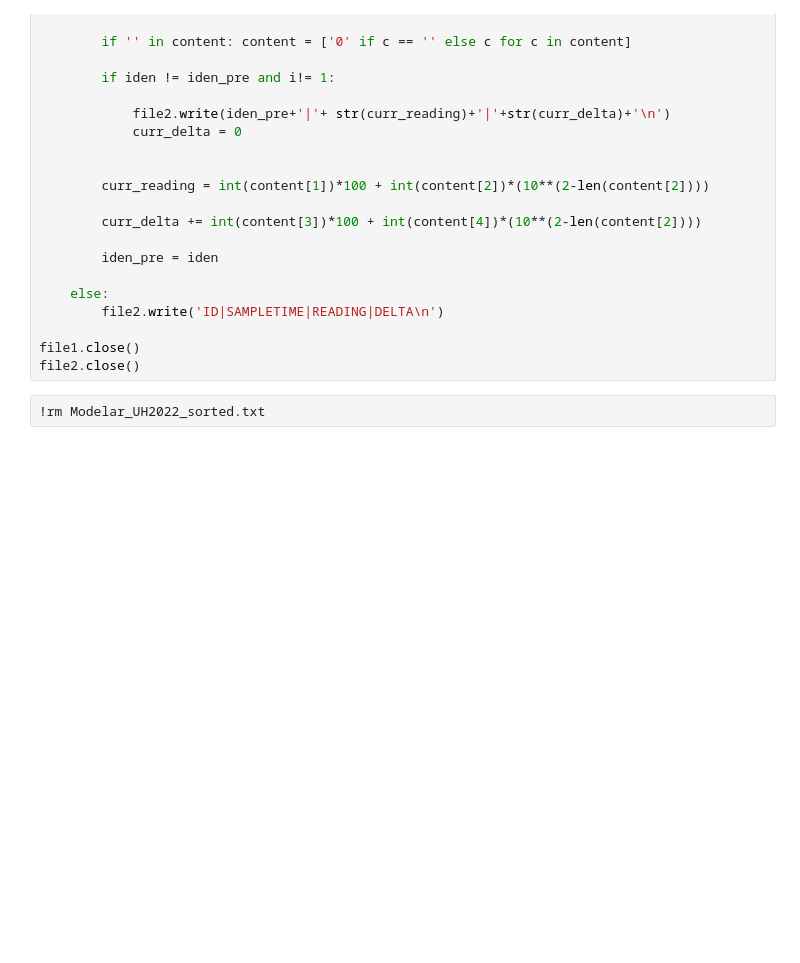
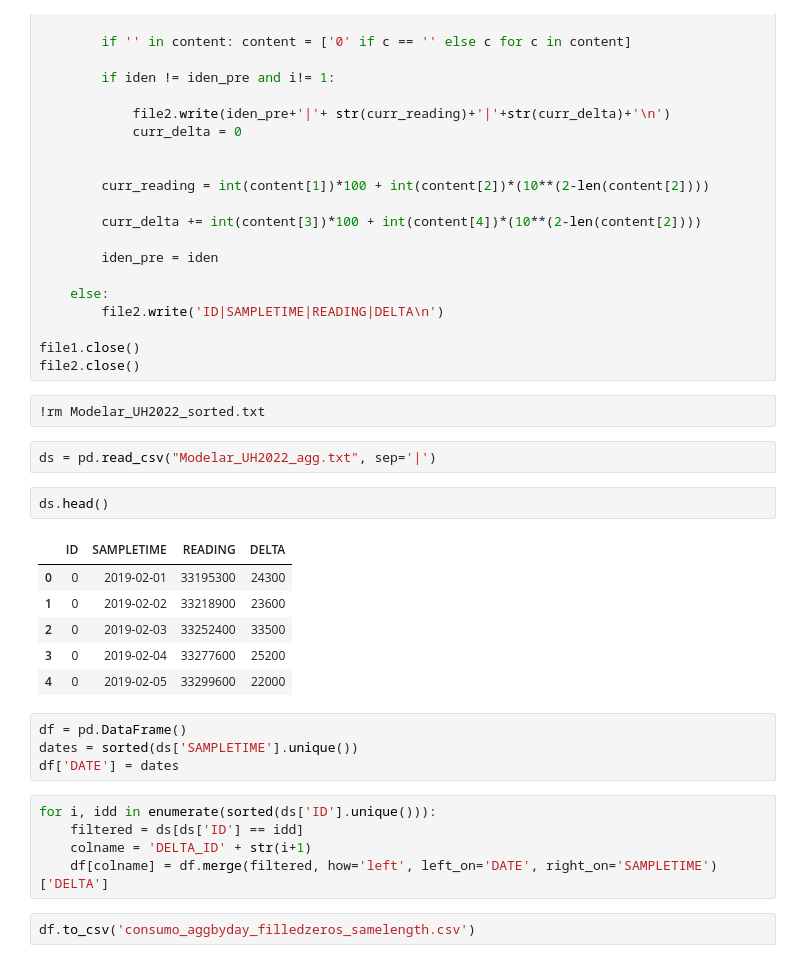
Before and after one commit to Qaraqororum/datatlon_cajamar, a Jupyter notebook: script predicción.ipynb, the cells around one changed output. Saved outputs shown, nothing was run; the diff lists cells and outputs as text; blank space fills up the shorter version.

```diff
--- a/script predicción.ipynb
+++ b/script predicción.ipynb
@@ -143,4 +143,26 @@ file1.close()
 file2.close()
 # %%
 !rm Modelar_UH2022_sorted.txt
+# %%
+ds = pd.read_csv("Modelar_UH2022_agg.txt", sep='|')
+# %%
+ds.head()
+# %% [output]
+|  | ID | SAMPLETIME | READING | DELTA |
+| 0 | 0 | 2019-02-01 | 33195300 | 24300 |
+| 1 | 0 | 2019-02-02 | 33218900 | 23600 |
+| 2 | 0 | 2019-02-03 | 33252400 | 33500 |
+| 3 | 0 | 2019-02-04 | 33277600 | 25200 |
+| 4 | 0 | 2019-02-05 | 33299600 | 22000 |
+# %%
+df = pd.DataFrame()
+dates = sorted(ds['SAMPLETIME'].unique())
+df['DATE'] = dates
+# %%
+for i, idd in enumerate(sorted(ds['ID'].unique())):
+    filtered = ds[ds['ID'] == idd]
+    colname = 'DELTA_ID' + str(i+1)
+    df[colname] = df.merge(filtered, how='left', left_on='DATE', right_on='SAMPLETIME')['DELTA']
+# %%
+df.to_csv('consumo_aggbyday_filledzeros_samelength.csv')
 # %%
```
Also changed, not shown: parts of 10 cells of this notebook, 1 other file.
